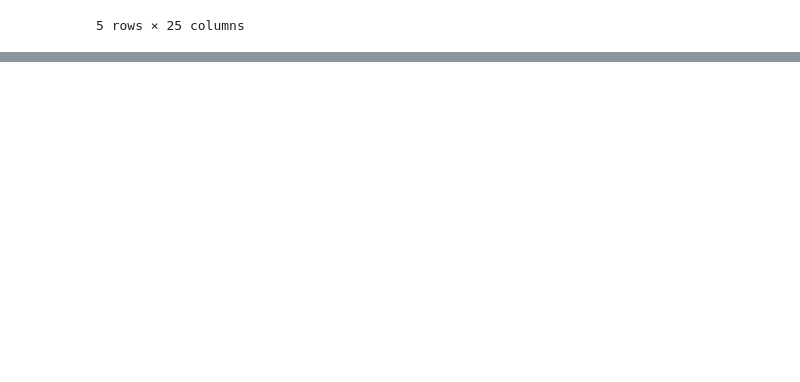
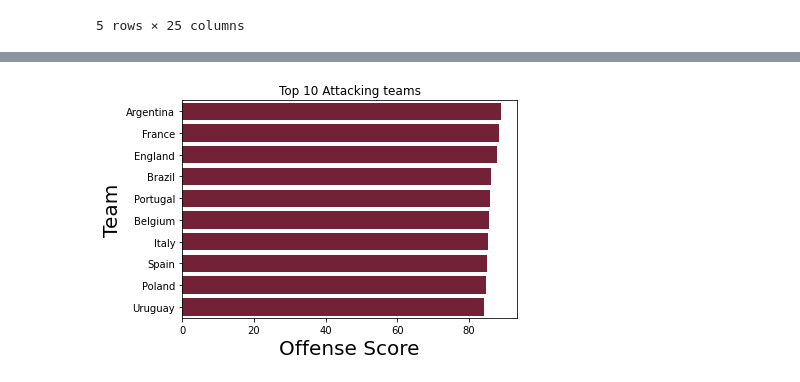
Before and after one commit to ahmaddroobi99/WordCup2022_WinnerPrediction_ML, a Jupyter notebook: Jupter notebooks/QatarWordCup_EDA_V2.ipynb, the cells around one changed output, grey strips where cells are left out. Saved outputs shown, nothing was run; the diff lists cells and outputs as text; code cells hidden in the pictures; blank space fills up the shorter version.

```diff
--- a/Jupter notebooks/QatarWordCup_EDA_V2.ipynb
+++ b/Jupter notebooks/QatarWordCup_EDA_V2.ipynb
@@ -23,0 +116,9 @@ df.tail()
+# %%
+fifa_offense = df[['date', 'home_team', 'away_team', 'home_team_mean_offense_score', 'away_team_mean_offense_score']]
+home = fifa_offense[['date', 'home_team', 'home_team_mean_offense_score']].rename(columns={"home_team":"team", "home_team_mean_offense_score":"offense_score"})
+away = fifa_offense[['date', 'away_team', 'away_team_mean_offense_score']].rename(columns={"away_team":"team", "away_team_mean_offense_score":"offense_score"})
+fifa_offense = pd.concat([home, away])
+fifa_offense = fifa_offense.sort_values(['date', 'team'],ascending=[False, True])
+last_offense = fifa_offense
+fifa_offense_top10 = fifa_offense.groupby('team').first().sort_values('offense_score', ascending=False)[0:10].reset_index()
+fifa_offense_top10
@@ -23,0 +139,7 @@ df.tail()
+# %%
+sns.barplot(data=fifa_offense_top10, x='offense_score', y='team', color="#7F1431")
+plt.xlabel('Offense Score', size = 20)
+plt.ylabel('Team', size = 20)
+plt.title("Top 10 Attacking teams");
+# %% [output]
+[figure, added]
```
Also changed, not shown: parts of 53 cells of this notebook.
